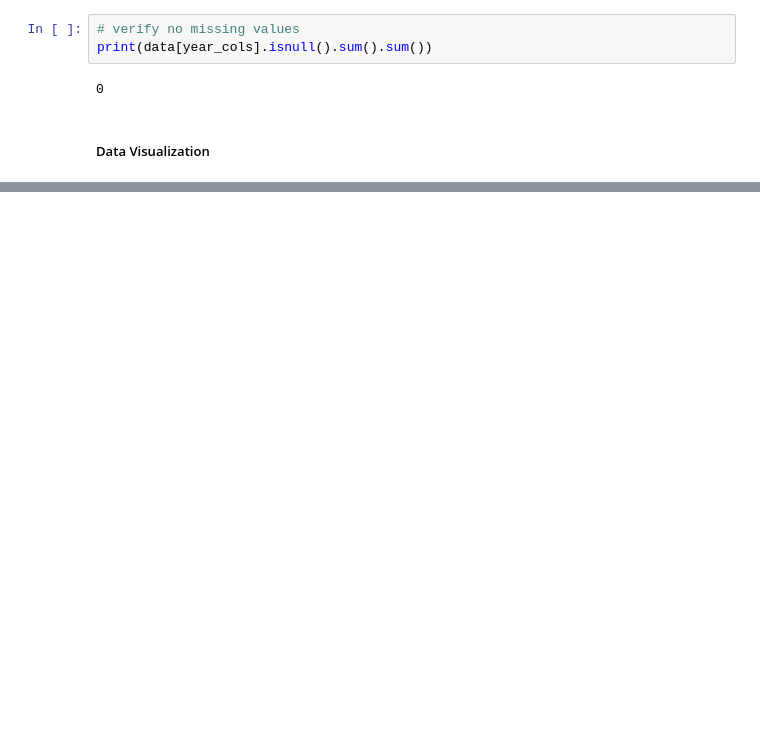
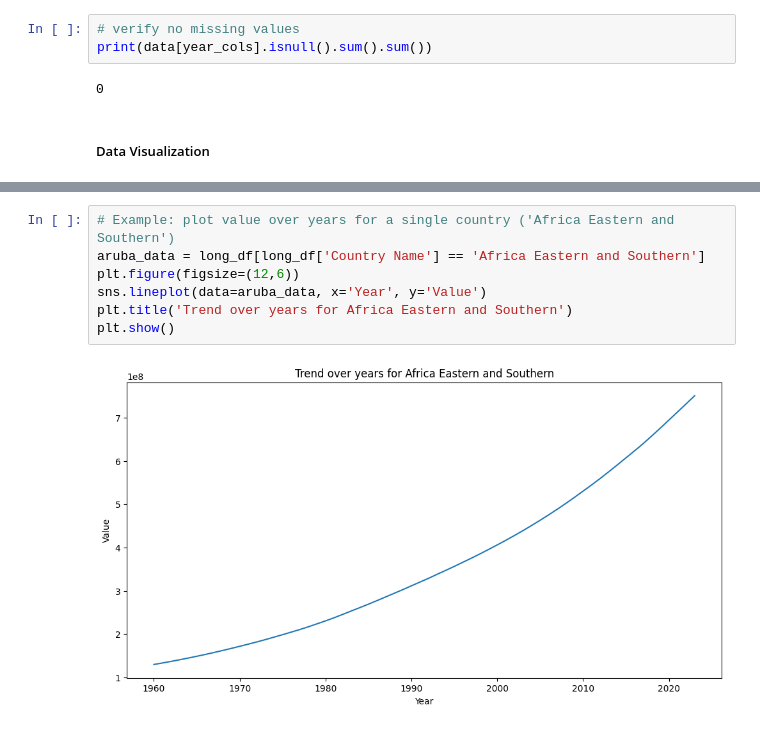
Before and after one commit to Swap-20/PRODIGY_DS_01, a Jupyter notebook: analysis.ipynb, the cells around one changed output, grey strips where cells are left out. Saved outputs shown, nothing was run; the diff lists cells and outputs as text; blank space fills up the shorter version.

```diff
--- a/analysis.ipynb
+++ b/analysis.ipynb
@@ -205,0 +295,9 @@ Sort by value for clarity.
+# %%
+# Example: plot value over years for a single country ('Africa Eastern and Southern')
+aruba_data = long_df[long_df['Country Name'] == 'Africa Eastern and Southern']
+plt.figure(figsize=(12,6))
+sns.lineplot(data=aruba_data, x='Year', y='Value')
+plt.title('Trend over years for Africa Eastern and Southern')
+plt.show()
+# %% [output]
+[figure, added]
```
Also changed, not shown: parts of 32 cells of this notebook.
